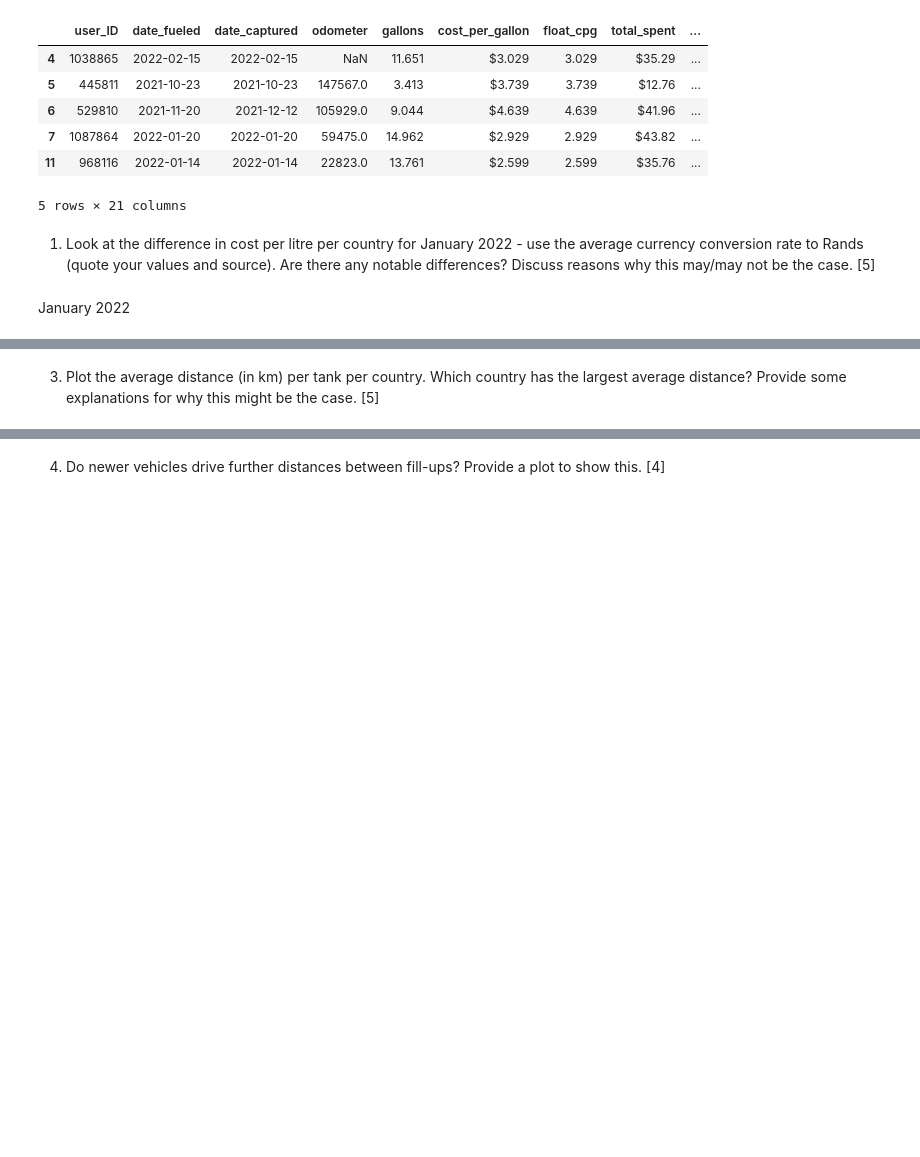
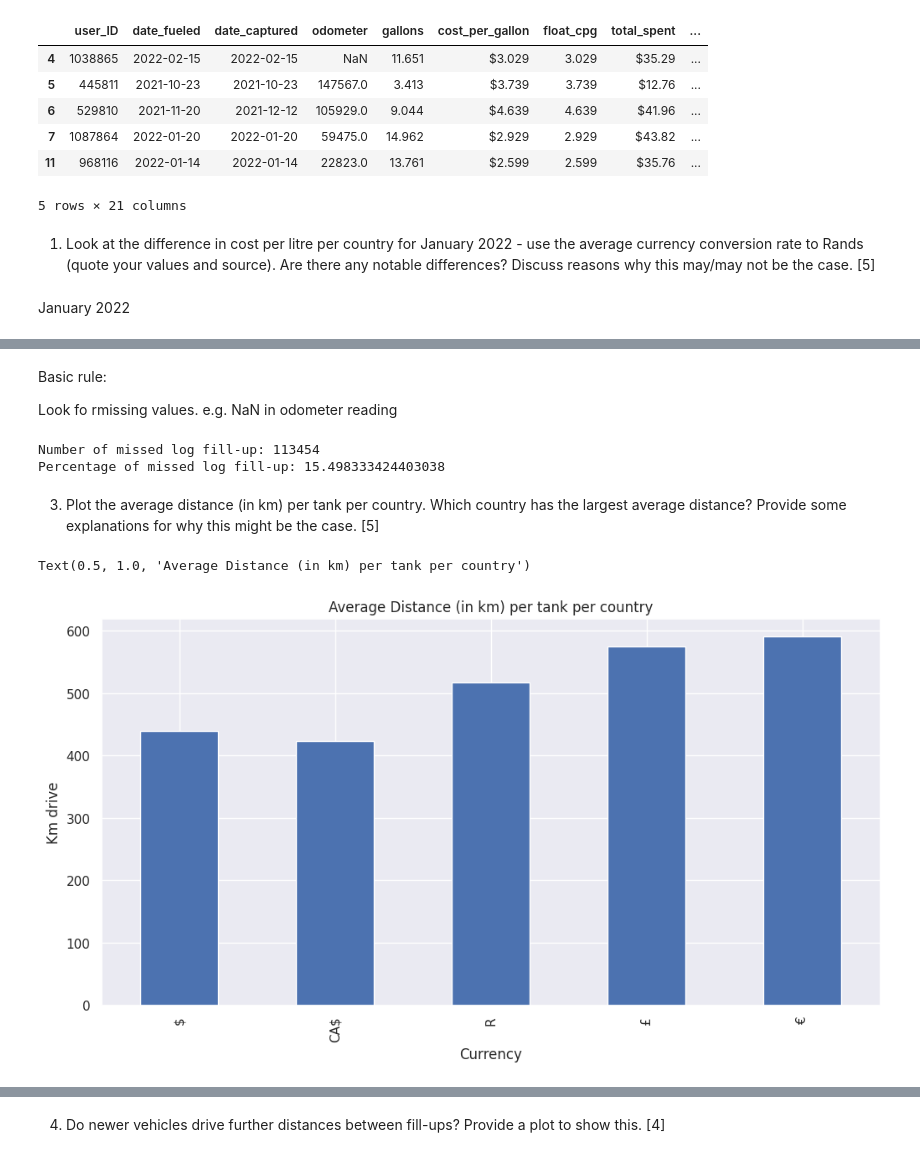
Before and after one commit to tarunaidoo/IDVE_Assignment1, a Jupyter notebook: Assignment1-Check.ipynb, the cells around one changed output, grey strips where cells are left out. Cells and saved outputs as stored; diff of their text form; code cells hidden in the pictures; blank space fills up the shorter version.

```diff
--- a/Assignment1-Check.ipynb
+++ b/Assignment1-Check.ipynb
@@ -1063,4 +1096,22 @@ timate how many there are in the dataset. [5]
+# %% [markdown]
+Basic rule:
+
+Look fo rmissing values. e.g. NaN in odometer reading
+# %%
+# number of missed log fill-ups
+print("Number of missed log fill-up:", df_copy['odometer'].isnull().sum())
+print("Percentage of missed log fill-up:",(df_copy['odometer'].isnull().sum()/len(df_copy)) * 100)
+# %% [output]
+Number of missed log fill-up: 113454
+Percentage of missed log fill-up: 15.498333424403038
 # %% [markdown]
 3. Plot the average distance (in km) per tank per country. Which country
 has the largest average distance? Provide some explanations for why this
 might be the case. [5]
+# %%
+df_copy[['Currency', 'km_driven']].groupby('Currency')['km_driven'].mean().plot(kind='bar')
+plt.ylabel("Km drive")
+plt.title("Average Distance (in km) per tank per country")
+# %% [output]
+Text(0.5, 1.0, 'Average Distance (in km) per tank per country')
+[figure, added]
```
Also changed, not shown: parts of 80 cells of this notebook.
